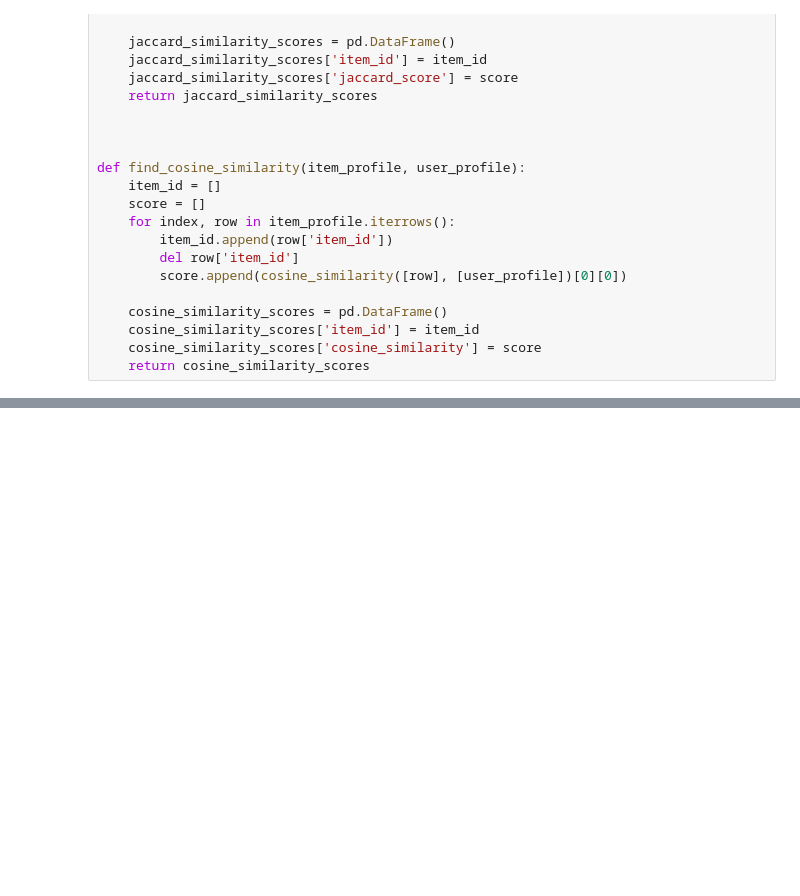
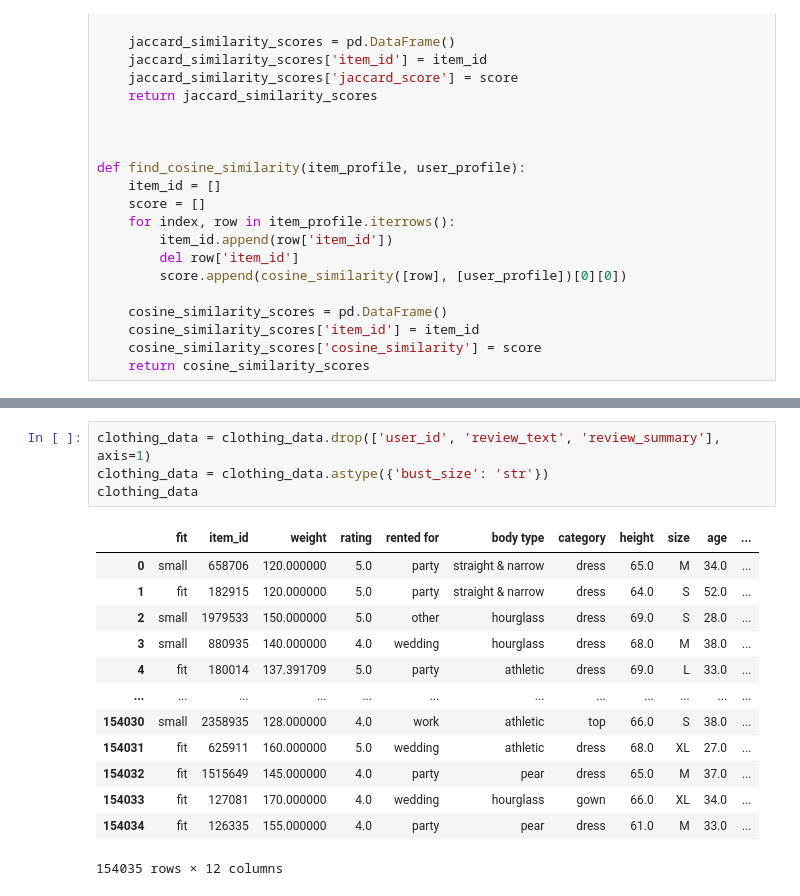
Before and after one commit to jayasurya17/cmpe-256-term-project, a Jupyter notebook: Clothing_recommendation_Jaccard_and_Cosine_similarity.ipynb, the cells around one changed output, grey strips where cells are left out. Cells and saved outputs as stored; diff of their text form; blank space fills up the shorter version.

```diff
--- a/Clothing_recommendation_Jaccard_and_Cosine_similarity.ipynb
+++ b/Clothing_recommendation_Jaccard_and_Cosine_similarity.ipynb
@@ -221,3 +260,21 @@ all_scores
+# %%
+clothing_data = clothing_data.drop(['user_id', 'review_text', 'review_summary'], axis=1)
+clothing_data = clothing_data.astype({'bust_size': 'str'})
+clothing_data
+# %% [output]
+|  | fit | item_id | weight | rating | rented for | body type | category | height | size | age | ... |
+| 0 | small | 658706 | 120.000000 | 5.0 | party | straight & narrow | dress | 65.0 | M | 34.0 | ... |
+| 1 | fit | 182915 | 120.000000 | 5.0 | party | straight & narrow | dress | 64.0 | S | 52.0 | ... |
+| 2 | small | 1979533 | 150.000000 | 5.0 | other | hourglass | dress | 69.0 | S | 28.0 | ... |
+| 3 | small | 880935 | 140.000000 | 4.0 | wedding | hourglass | dress | 68.0 | M | 38.0 | ... |
+| 4 | fit | 180014 | 137.391709 | 5.0 | party | athletic | dress | 69.0 | L | 33.0 | ... |
+| ... | ... | ... | ... | ... | ... | ... | ... | ... | ... | ... | ... |
+| 154030 | small | 2358935 | 128.000000 | 4.0 | work | athletic | top | 66.0 | S | 38.0 | ... |
+| 154031 | fit | 625911 | 160.000000 | 5.0 | wedding | athletic | dress | 68.0 | XL | 27.0 | ... |
+| 154032 | fit | 1515649 | 145.000000 | 4.0 | party | pear | dress | 65.0 | M | 37.0 | ... |
+| 154033 | fit | 127081 | 170.000000 | 4.0 | wedding | hourglass | gown | 66.0 | XL | 34.0 | ... |
+| 154034 | fit | 126335 | 155.000000 | 4.0 | party | pear | dress | 61.0 | M | 33.0 | ... |
+154035 rows × 12 columns
 # %%
 clothing_data_new = clothing_data.copy()
 clothing_data_new['weight'] = clothing_data_new['weight'] // 10
```
Also changed, not shown: parts of 14 cells of this notebook, 6 other files.
